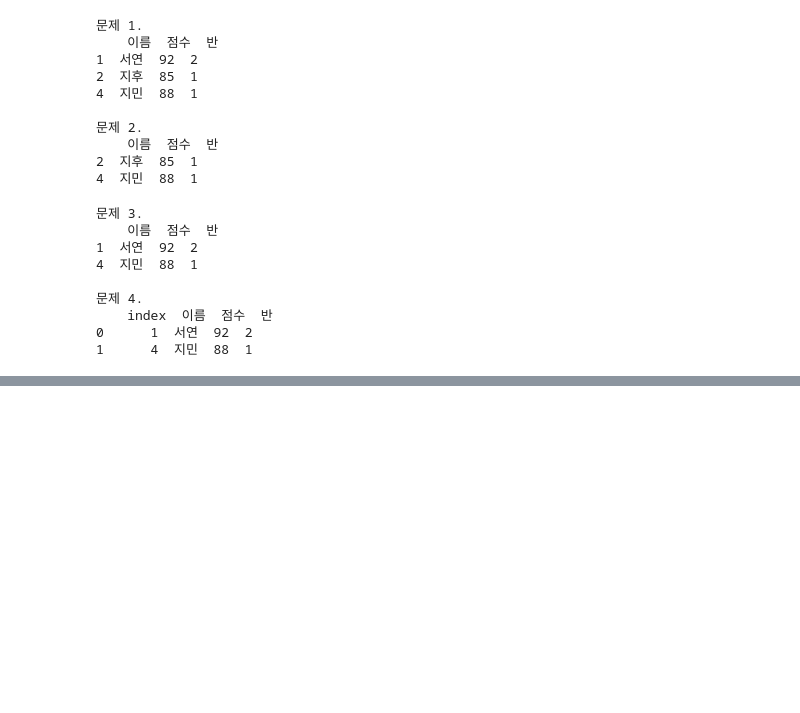
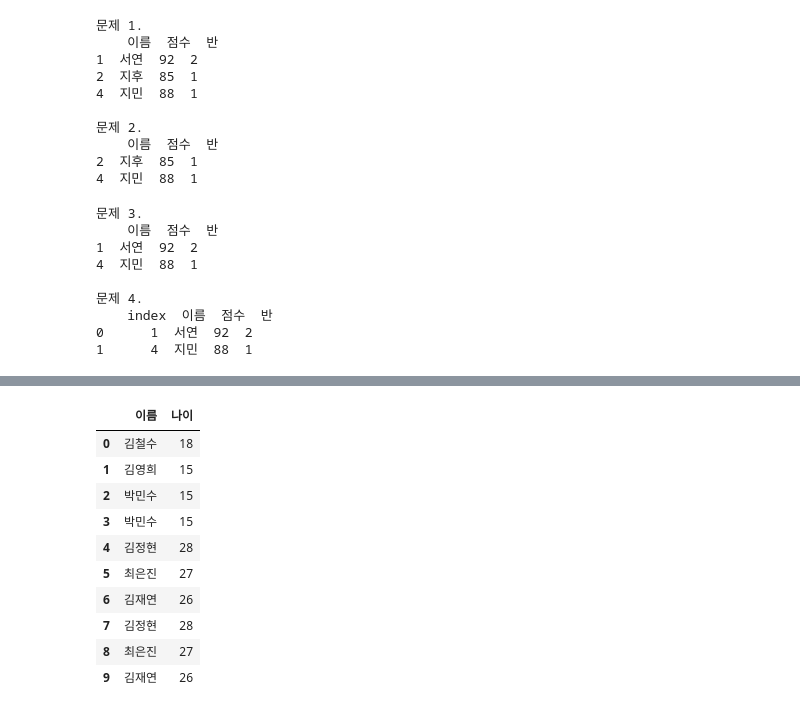
Before and after one commit to kimwjdhyun/KDT_RE_5th_Python, a Jupyter notebook: DataAnalysis/05_pandas.ipynb, the cells around one changed output, grey strips where cells are left out. Cells and saved outputs as stored; diff of their text form; code cells hidden in the pictures; blank space fills up the shorter version.

```diff
--- a/DataAnalysis/05_pandas.ipynb
+++ b/DataAnalysis/05_pandas.ipynb
@@ -205,0 +445,34 @@ print("\n문제 6. \n", mask5.reset_index())
+# %%
+df.loc[0, "나이"] = 18
+df
+
+#     이름	나이
+# 0	김철수	18      # 해당 컬럼만 변경
+# 1	김영희	34
+# 2	박민수	30
+# 3	박민수	30
+# 4	김정현	28
+# 5	최은진	27
+# 6	김재연	26
+# 7	김정현	28
+# 8	최은진	27
+# 9	김재연	26
+
+df.loc[1:3, "나이"] = 15
+df
+# 0	김철수	18
+# 1	김영희	15
+# 2	박민수	15
+# 3	박민수	15
+# %% [output]
+|  | 이름 | 나이 |
+| 0 | 김철수 | 18 |
+| 1 | 김영희 | 15 |
+| 2 | 박민수 | 15 |
+| 3 | 박민수 | 15 |
+| 4 | 김정현 | 28 |
+| 5 | 최은진 | 27 |
+| 6 | 김재연 | 26 |
+| 7 | 김정현 | 28 |
+| 8 | 최은진 | 27 |
+| 9 | 김재연 | 26 |
```
Also changed, not shown: parts of 26 cells of this notebook.
